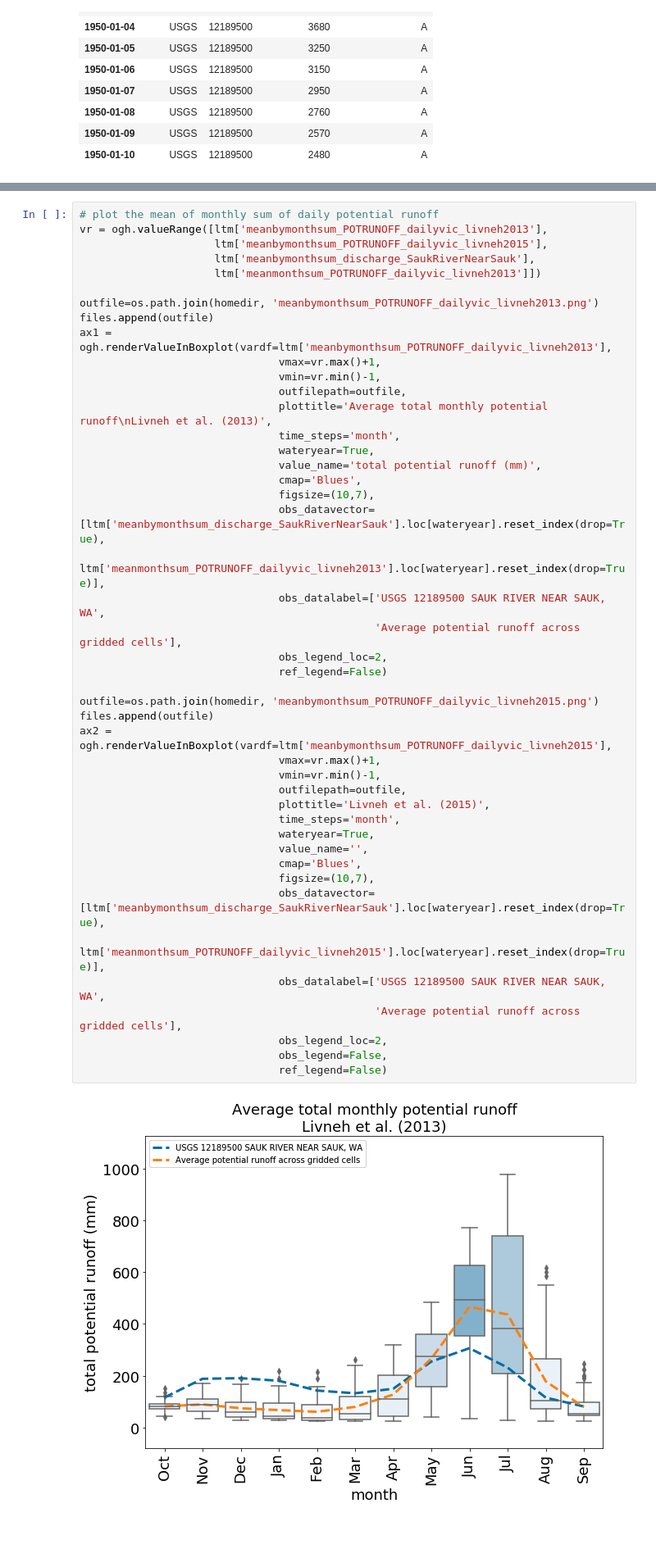
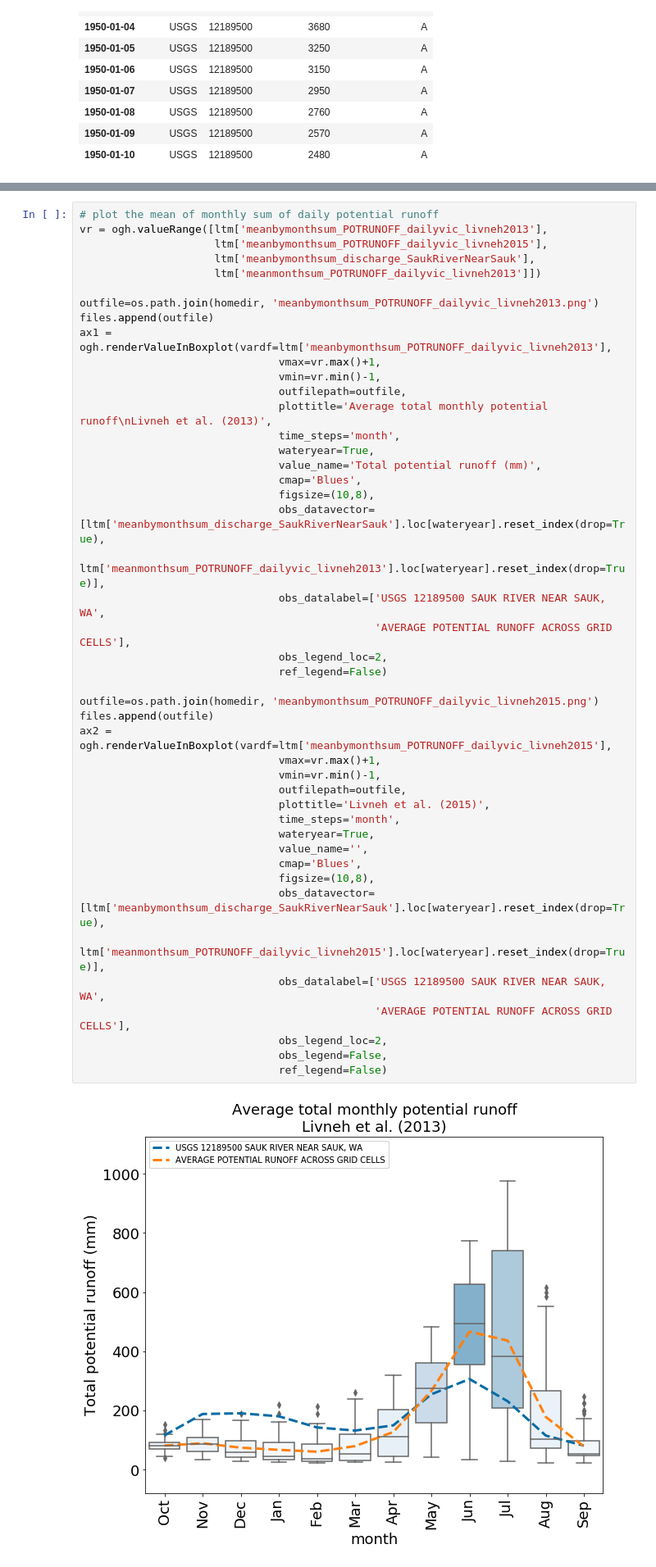
Before and after one commit to Freshwater-Initiative/Observatory, a Jupyter notebook: tutorials/Observatory_usecase4_exceedanceprob.ipynb, the cells around one changed output, grey strips where cells are left out. Shown at 82% size. Saved outputs shown, nothing was run; the diff lists cells and outputs as text; blank space fills up the shorter version.

```diff
--- a/tutorials/Observatory_usecase4_exceedanceprob.ipynb
+++ b/tutorials/Observatory_usecase4_exceedanceprob.ipynb
@@ -355,36 +346,36 @@ ax1 = ogh.renderValueInBoxplot(vardf=ltm['meanbymonthsum_POTRUNOFF_dailyvic_livn
                                vmin=vr.min()-1,
                                outfilepath=outfile,
                                plottitle='Average total monthly potential runoff\nLivneh et al. (2013)',
                                time_steps='month',
                                wateryear=True,
-                               value_name='total potential runoff (mm)',
+                               value_name='Total potential runoff (mm)',
                                cmap='Blues',
-                               figsize=(10,7),
+                               figsize=(10,8),
                                obs_datavector=[ltm['meanbymonthsum_discharge_SaukRiverNearSauk'].loc[wateryear].reset_index(drop=True),
                                                ltm['meanmonthsum_POTRUNOFF_dailyvic_livneh2013'].loc[wateryear].reset_index(drop=True)],
                                obs_datalabel=['USGS 12189500 SAUK RIVER NEAR SAUK, WA',
-                                              'Average potential runoff across gridded cells'],
+                                              'AVERAGE POTENTIAL RUNOFF ACROSS GRID CELLS'],
                                obs_legend_loc=2,
                                ref_legend=False)
 
 outfile=os.path.join(homedir, 'meanbymonthsum_POTRUNOFF_dailyvic_livneh2015.png')
 files.append(outfile)
 ax2 = ogh.renderValueInBoxplot(vardf=ltm['meanbymonthsum_POTRUNOFF_dailyvic_livneh2015'],
                                vmax=vr.max()+1,
                                vmin=vr.min()-1,
                                outfilepath=outfile,
                                plottitle='Livneh et al. (2015)',
                                time_steps='month',
                                wateryear=True,
                                value_name='',
                                cmap='Blues',
-                               figsize=(10,7),
+                               figsize=(10,8),
                                obs_datavector=[ltm['meanbymonthsum_discharge_SaukRiverNearSauk'].loc[wateryear].reset_index(drop=True),
                                                ltm['meanmonthsum_POTRUNOFF_dailyvic_livneh2015'].loc[wateryear].reset_index(drop=True)],
                                obs_datalabel=['USGS 12189500 SAUK RIVER NEAR SAUK, WA',
-                                              'Average potential runoff across gridded cells'],
+                                              'AVERAGE POTENTIAL RUNOFF ACROSS GRID CELLS'],
                                obs_legend_loc=2,
                                obs_legend=False,
                                ref_legend=False)
 # %% [output]
-[figure, old version]
+[figure, new version]
```
Also changed, not shown: parts of 10 cells of this notebook, 9 other files.
